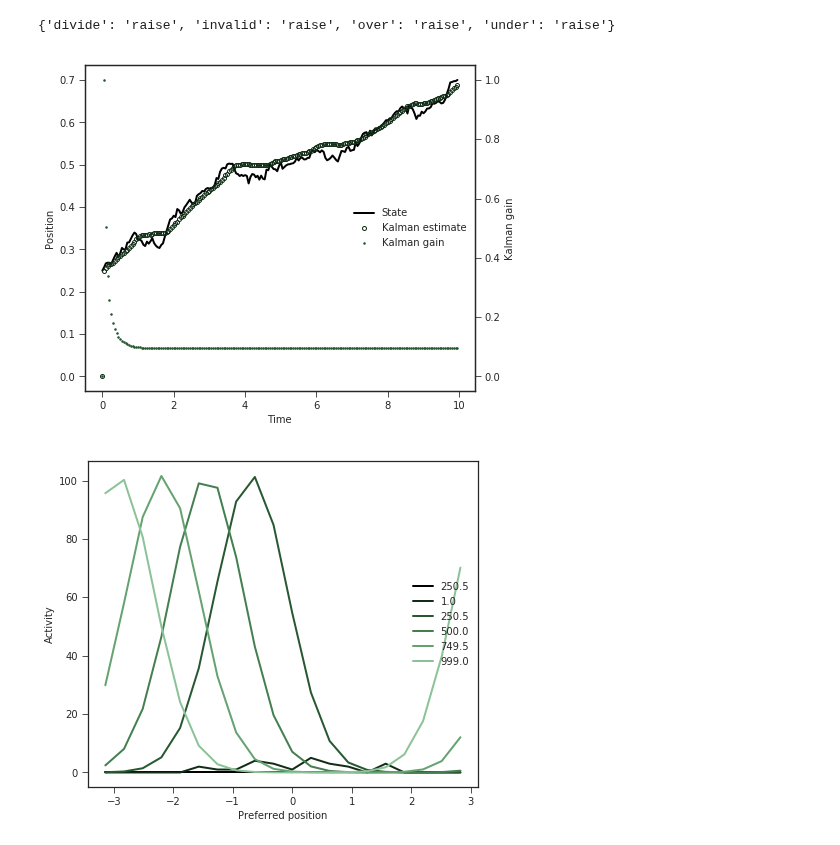
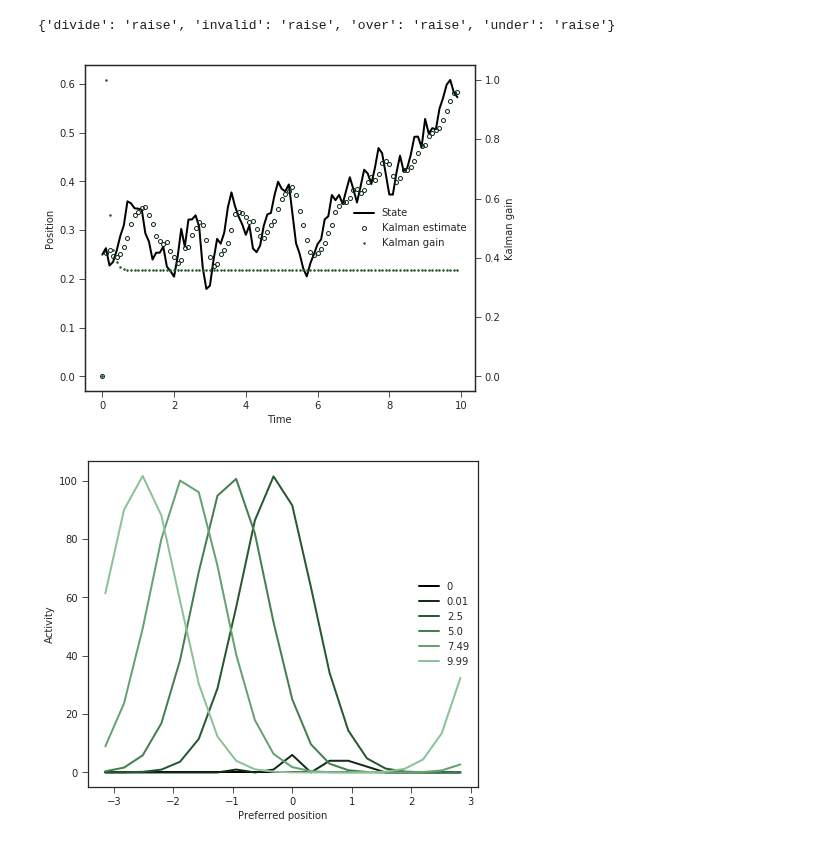
Before and after one commit to mlprt/neurkal, a Jupyter notebook: 1d_tracking.ipynb, the cells around one changed output. Cells and saved outputs as stored; diff of their text form; code cells hidden in the pictures.

```diff
--- a/1d_tracking.ipynb
+++ b/1d_tracking.ipynb
@@ -34,7 +34,7 @@ ts = np.arange(0, t_f, dt)
 # dynamical parameters
 M = [[1]]  # internal model dynamics
 B = [[0.003]]   # constant "motor" dynamics
-Z = [[0.00005]]  # motor noise variance
+Z = [[0.001]]  # motor noise variance
 c = 1
 c_ = np.array([[c]])
 # %%
@@ -49,7 +49,7 @@ sensory_variance = 0.005
 states = []
 estimates = []
 gains = []
-ts_ = np.arange(0, t_f, 0.05)
+ts_ = np.arange(0, t_f, 0.1)
 for t in ts_:
     estimates.append(kalman.estimate[0, 0])
     gains.append(kalman.gain[0, 0])
@@ -73,7 +73,7 @@ labels = [p.get_label() for p in ps]
 ax1.legend(ps, labels, loc=7)
 plt.show()
 # %% [output]
-[figure, old version]
+[figure, new version]
 # %%
 ## Kalman network test -- only initial feedback
 # initial state
@@ -90,36 +90,38 @@ kalman_network = neurkal.KalmanBasisNetwork(sensory_inputs=[sensory_input],
 kalman = neurkal.KalmanFilter(M=M, B=B, Z=Z)
 
 activities = []
 
+ts = np.arange(0, t_f, dt)
 sensory_input(state.x[0])
 for t in ts:
     activities.append(np.copy(kalman_network.activity))
     # update conventional kalman filter to get sigma
     kalman.step(c_, [[sensory_input.readout()]], Q=[[sensory_input.cr_bound]])
     # update activity in basis network implementing Kalman filter
     kalman_network.update(kalman.sigma)
     us.append(np.copy(kalman_network._u))
     # update real state (+ control noise)
     state.update(c_)
     if not t:
         sensory_input.clear()
 
 prefs = kalman_network.prefs
 
 palette = set_palette()
 fig, ax1 = plt.subplots(figsize=(7, 6))
 ax1.set_xlabel("Preferred position")
 ax1.set_ylabel("Activity")
 ps = []
-ps.append(ax1.plot(prefs, activities[0], '-', color=next(palette), lw=2, label=str(i))[0])
+ps.append(ax1.plot(prefs, activities[0], '-', color=next(palette), lw=2, label="0")[0])
 for i in np.linspace(1, int(t_f/dt) - 1, 5).tolist():
-    ps.append(ax1.plot(prefs, activities[int(i)], '-', color=next(palette), lw=2, label=str(i))[0])
+    ps.append(ax1.plot(prefs, activities[int(i)], '-', color=next(palette), lw=2,
+                       label=str(ts[int(i)]))[0])
 
 labels = [p.get_label() for p in ps]
 ax1.legend(ps, labels, loc=7)
 plt.show()
 # %% [output]
-[figure, old version]
+[figure, new version]
 # %%
 ## Kalman network test: initial state only
 # initial state
```
Also changed, not shown: parts of 3 cells of this notebook, 1 other file.
